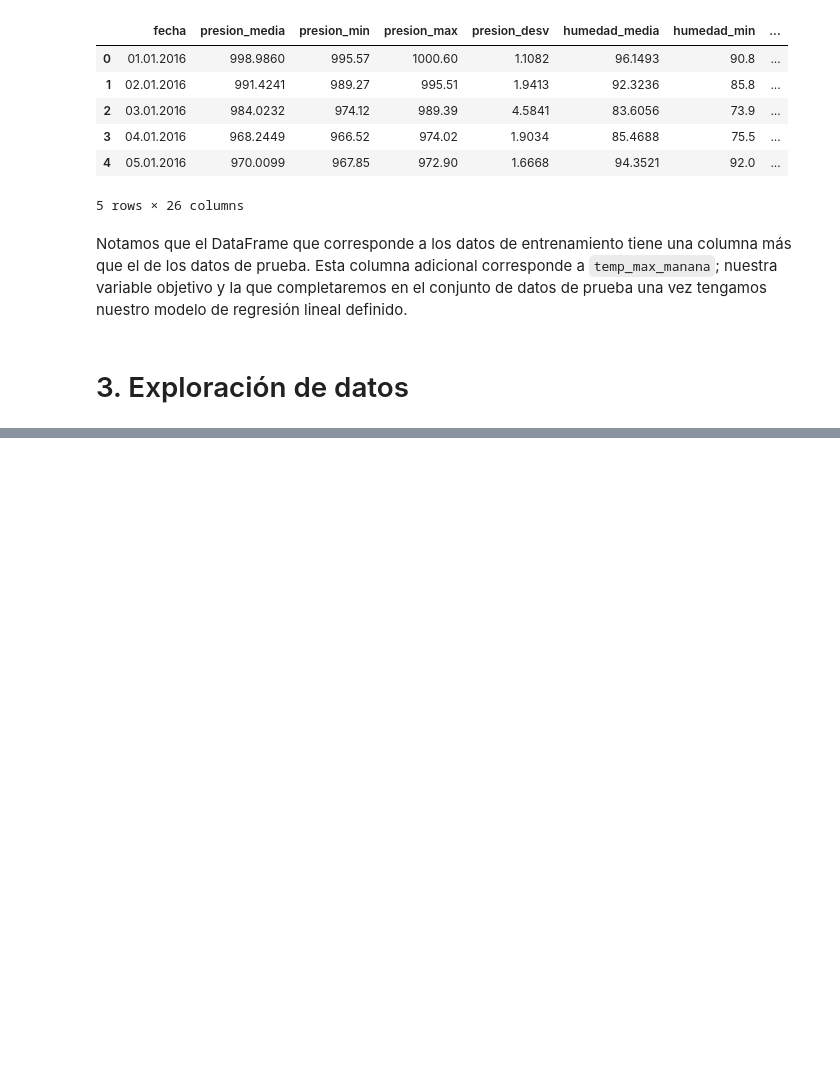
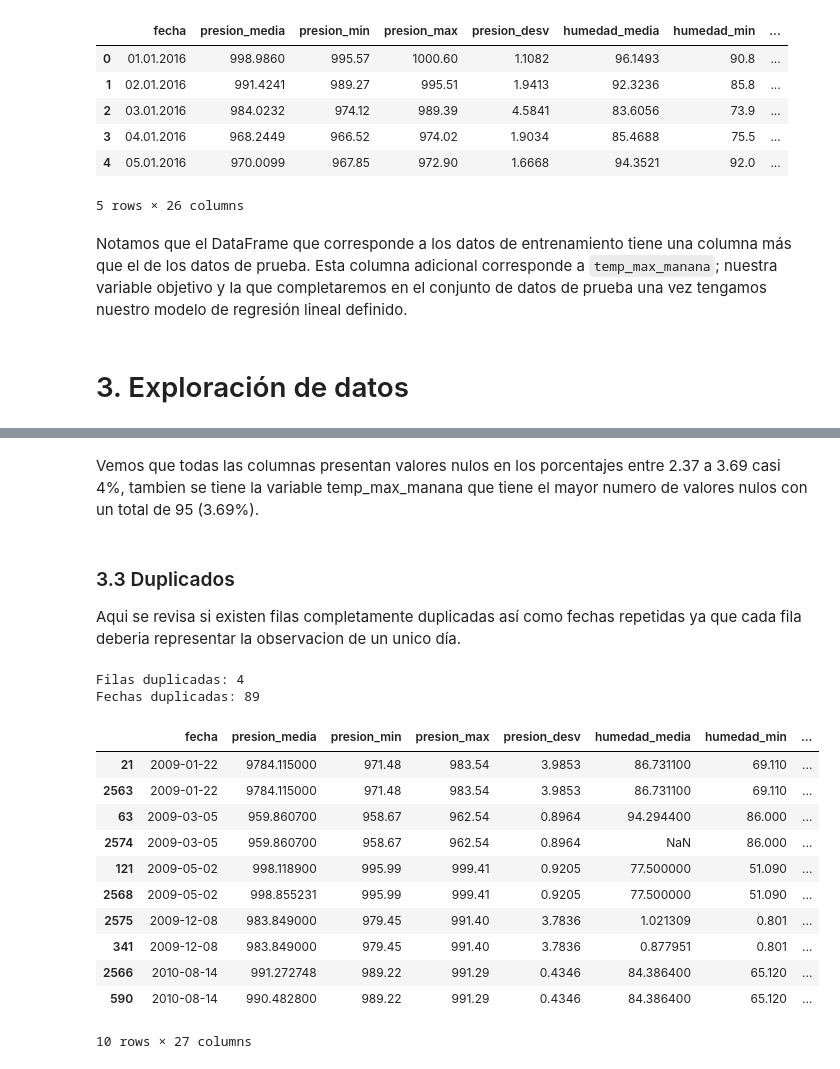
Before and after one commit to DanielEPardo/Lab1-ML, a Jupyter notebook: Laboratorio 1 - Exploración, preparación y regresión lineal.ipynb, the cells around one changed output, grey strips where cells are left out. Saved outputs shown, nothing was run; the diff lists cells and outputs as text; code cells hidden in the pictures; blank space fills up the shorter version.

Commit message:
Agregados datos nulos, duplicados

```diff
--- a/Laboratorio 1 - Exploración, preparación y regresión lineal.ipynb
+++ b/Laboratorio 1 - Exploración, preparación y regresión lineal.ipynb
@@ -71,0 +128,25 @@ Notamos que el DataFrame que corresponde a los datos de entrenamiento tiene una
+# %% [markdown]
+Vemos que todas las columnas presentan valores nulos en los porcentajes entre 2.37 a 3.69 casi 4%, tambien se tiene la variable temp_max_manana que tiene el mayor numero de valores nulos con un total de 95 (3.69%).
+# %% [markdown]
+### 3.3 Duplicados
+
+Aqui se revisa si existen filas completamente duplicadas así como fechas repetidas ya que cada fila deberia representar la observacion de un unico día.
+# %%
+print("Filas duplicadas:", data.duplicated().sum())
+print("Fechas duplicadas:", data['fecha'].duplicated().sum())
+data[data['fecha'].duplicated(keep=False)].sort_values('fecha').head(10)
+# %% [output]
+Filas duplicadas: 4
+Fechas duplicadas: 89
+|  | fecha | presion_media | presion_min | presion_max | presion_desv | humedad_media | humedad_min | ... |
+| 21 | 2009-01-22 | 9784.115000 | 971.48 | 983.54 | 3.9853 | 86.731100 | 69.110 | ... |
+| 2563 | 2009-01-22 | 9784.115000 | 971.48 | 983.54 | 3.9853 | 86.731100 | 69.110 | ... |
+| 63 | 2009-03-05 | 959.860700 | 958.67 | 962.54 | 0.8964 | 94.294400 | 86.000 | ... |
+| 2574 | 2009-03-05 | 959.860700 | 958.67 | 962.54 | 0.8964 | NaN | 86.000 | ... |
+| 121 | 2009-05-02 | 998.118900 | 995.99 | 999.41 | 0.9205 | 77.500000 | 51.090 | ... |
+| 2568 | 2009-05-02 | 998.855231 | 995.99 | 999.41 | 0.9205 | 77.500000 | 51.090 | ... |
+| 2575 | 2009-12-08 | 983.849000 | 979.45 | 991.40 | 3.7836 | 1.021309 | 0.801 | ... |
+| 341 | 2009-12-08 | 983.849000 | 979.45 | 991.40 | 3.7836 | 0.877951 | 0.801 | ... |
+| 2566 | 2010-08-14 | 991.272748 | 989.22 | 991.29 | 0.4346 | 84.386400 | 65.120 | ... |
+| 590 | 2010-08-14 | 990.482800 | 989.22 | 991.29 | 0.4346 | 84.386400 | 65.120 | ... |
+10 rows × 27 columns
```
Also changed, not shown: parts of 6 cells of this notebook.
